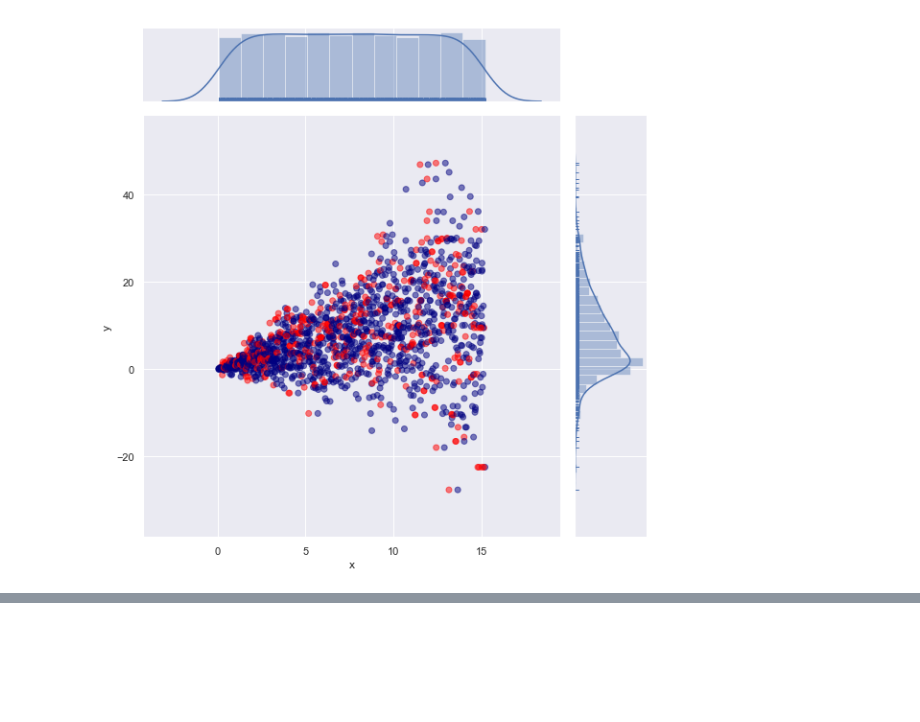
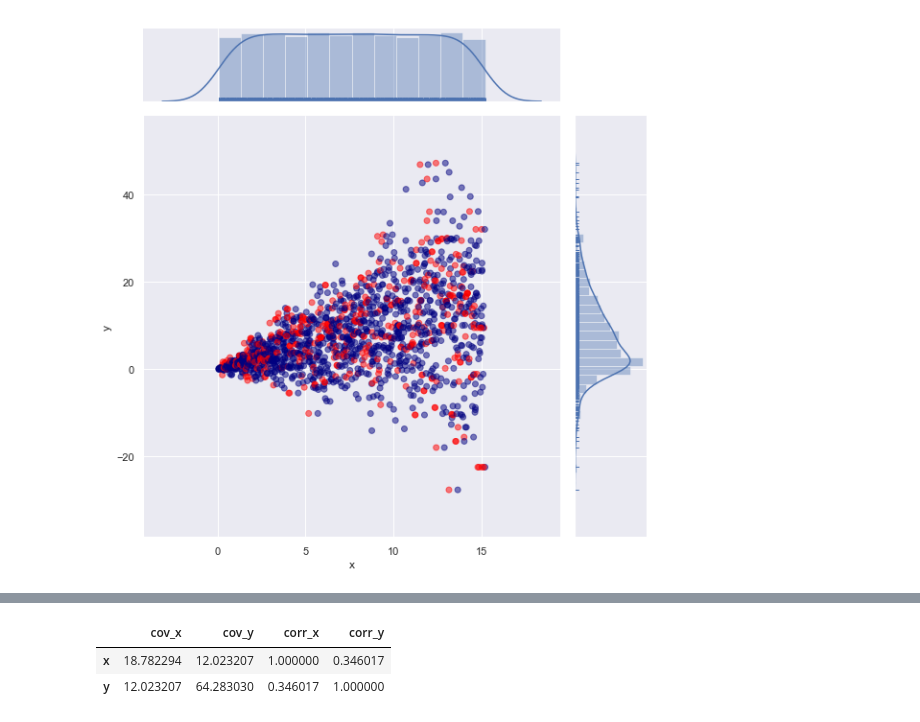
Before and after one commit to kearnz/autoimpute, a Jupyter notebook: tutorials/comparing_imputation_methods.ipynb, the cells around one changed output, grey strips where cells are left out. Drawn from its saved outputs; the diff is of its cells as text; code cells hidden in the pictures; blank space fills up the shorter version.

```diff
--- a/tutorials/comparing_imputation_methods.ipynb
+++ b/tutorials/comparing_imputation_methods.ipynb
@@ -266,0 +289,6 @@ NUTS: [σ, beta, alpha]
+# %%
+cov_corr(mean_ft)
+# %% [output]
+|  | cov_x | cov_y | corr_x | corr_y |
+| x | 18.782294 | 12.023207 | 1.000000 | 0.346017 |
+| y | 12.023207 | 64.283030 | 0.346017 | 1.000000 |
```
Also changed, not shown: parts of 22 cells of this notebook, 1 other file.
